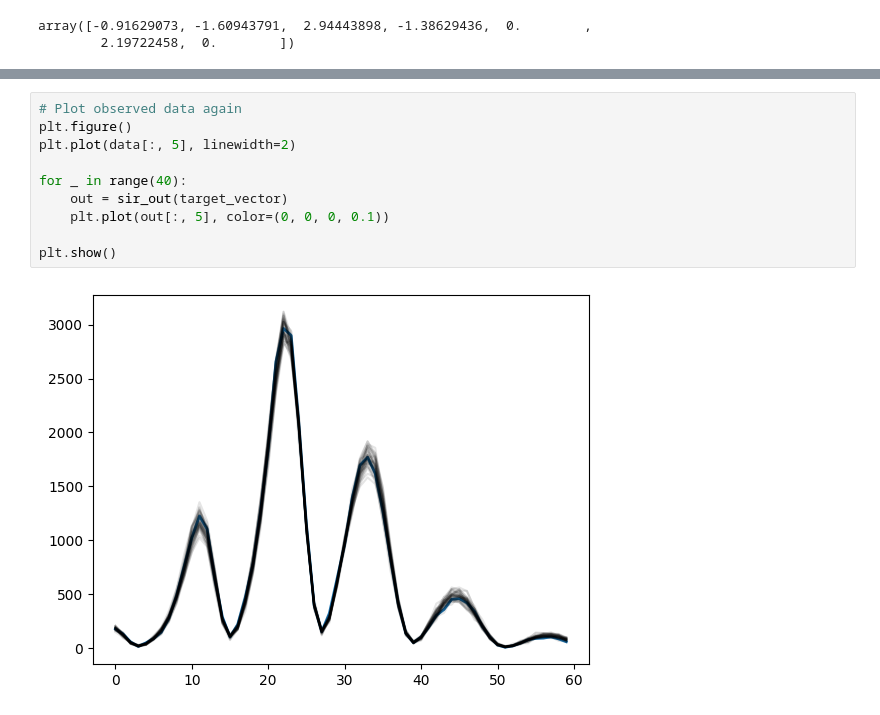
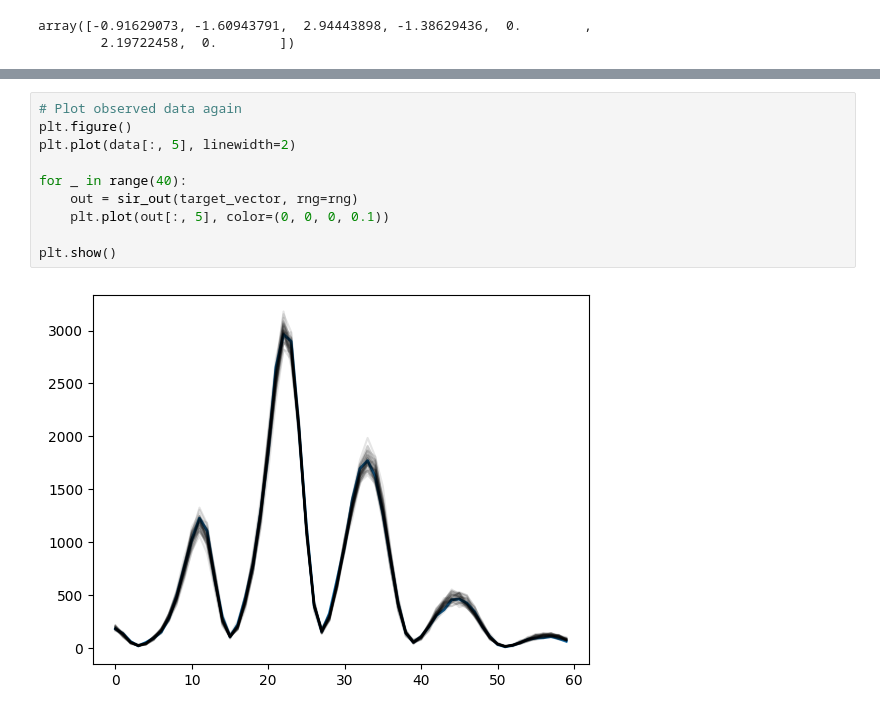
Before and after one commit to hunter-lybbert/uw-central, a Jupyter notebook: disease_dynamics/final_project/mcmc_seasonality.ipynb, the cells around one changed output, grey strips where cells are left out. Drawn from its saved outputs; the diff is of its cells as text.

```diff
--- a/disease_dynamics/final_project/mcmc_seasonality.ipynb
+++ b/disease_dynamics/final_project/mcmc_seasonality.ipynb
@@ -171,15 +173,15 @@ plt.show()
 # %%
 # Plot observed data again
 plt.figure()
 plt.plot(data[:, 5], linewidth=2)
 
 for _ in range(40):
-    out = sir_out(target_vector)
+    out = sir_out(target_vector, rng=rng)
     plt.plot(out[:, 5], color=(0, 0, 0, 0.1))
 
 plt.show()
 # %% [output]
-[figure, old version]
+[figure, new version]
 # %%
 
 # Generate list of SIR outputs for each particle
```
Also changed, not shown: parts of 4 cells of this notebook, 1 other file.
